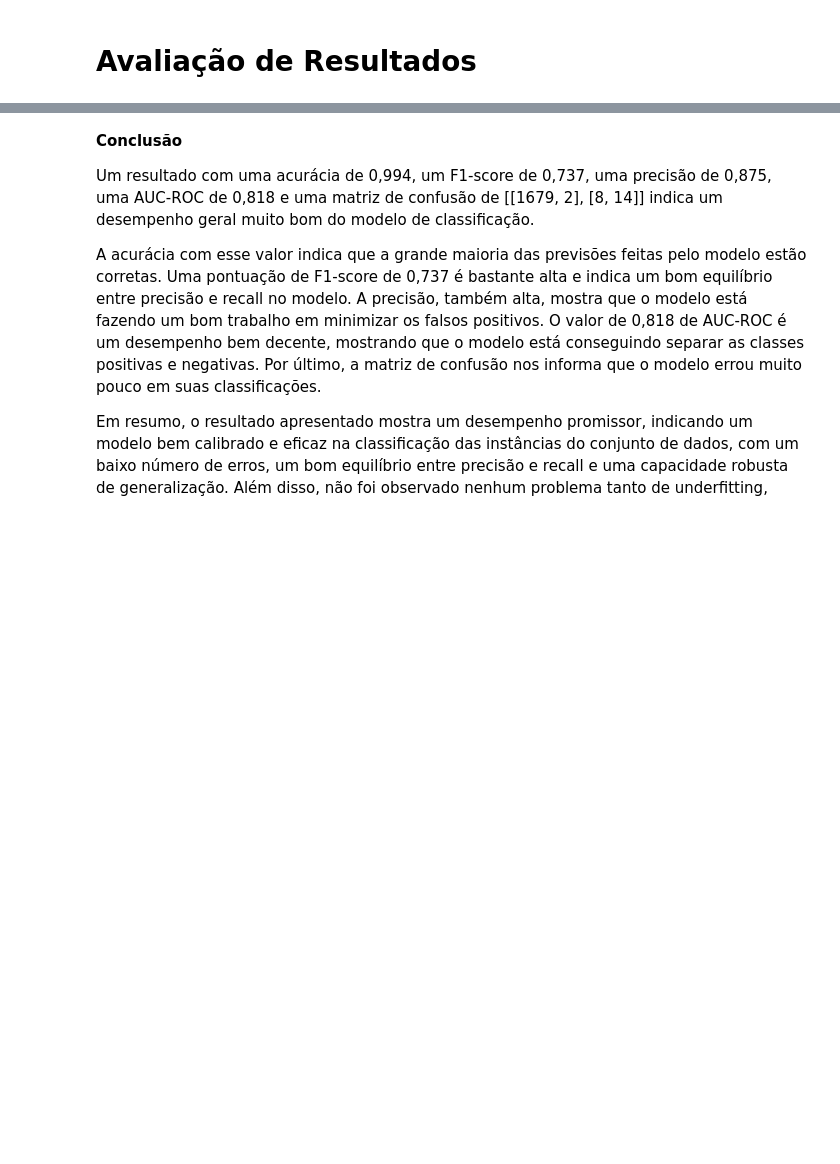
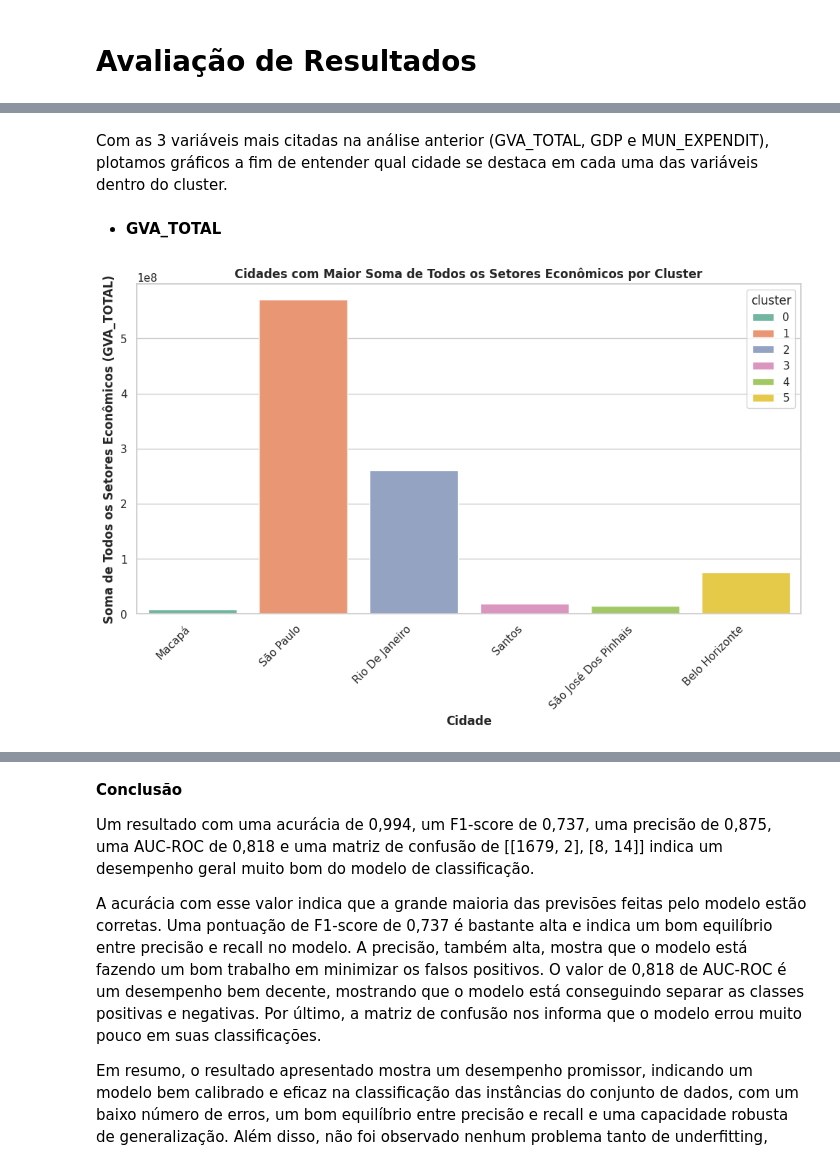
Before and after one commit to bernardosnap/MVP---Sprint-An-lise-de-Dados-e-Boas-Pr-ticas, a Jupyter notebook: Análise_de_Dados_Cidades_Brasileiras.ipynb, the cells around one changed output, grey strips where cells are left out. Cells and saved outputs as stored; diff of their text form; code cells hidden in the pictures; blank space fills up the shorter version.

```diff
--- a/Análise_de_Dados_Cidades_Brasileiras.ipynb
+++ b/Análise_de_Dados_Cidades_Brasileiras.ipynb
@@ -805,0 +678,26 @@ Após a análise dos 3 tipos diferentes de modelo, vimos que a melhor opção é
+# %% [markdown]
+Com as 3 variáveis mais citadas na análise anterior (GVA_TOTAL, GDP e MUN_EXPENDIT), plotamos gráficos a fim de entender qual cidade se destaca em cada uma das variáveis dentro do cluster.
+# %% [markdown]
+
+
+*   **GVA_TOTAL**
+# %%
+# Encontrar a cidade com o maior GVA_TOTAL em cada cluster
+maiores_gva = cidadesBR.loc[cidadesBR.groupby('cluster')['GVA_TOTAL'].idxmax()]
+
+# Criar um gráfico de barras
+plt.figure(figsize=(12, 6))
+sns.barplot(x=maiores_gva['CITY'], y=maiores_gva['GVA_TOTAL'], hue=maiores_gva['cluster'], palette='Set2')
+
+# Adicionar título e rótulos
+plt.title('Cidades com Maior Soma de Todos os Setores Econômicos por Cluster', fontweight='bold')
+plt.xlabel('Cidade', fontweight='bold')
+plt.ylabel('Soma de Todos os Setores Econômicos (GVA_TOTAL)', fontweight='bold')
+
+# Rotacionar os rótulos das cidades para melhorar a legibilidade
+plt.xticks(rotation=45, ha='right')
+
+# Exibir o gráfico
+plt.show()
+# %% [output]
+[figure, added]
```
Also changed, not shown: parts of 21 cells of this notebook.
